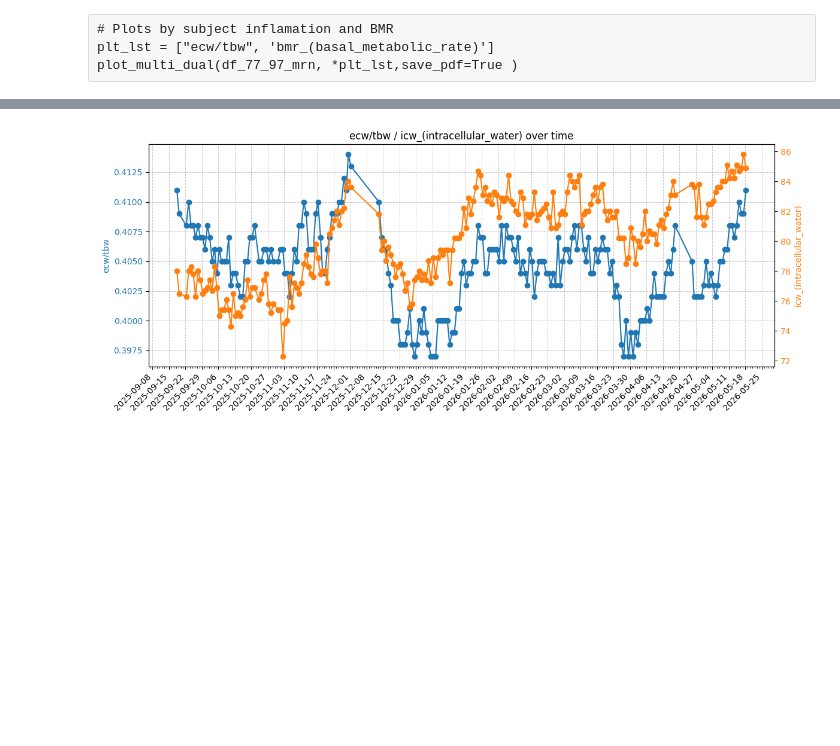
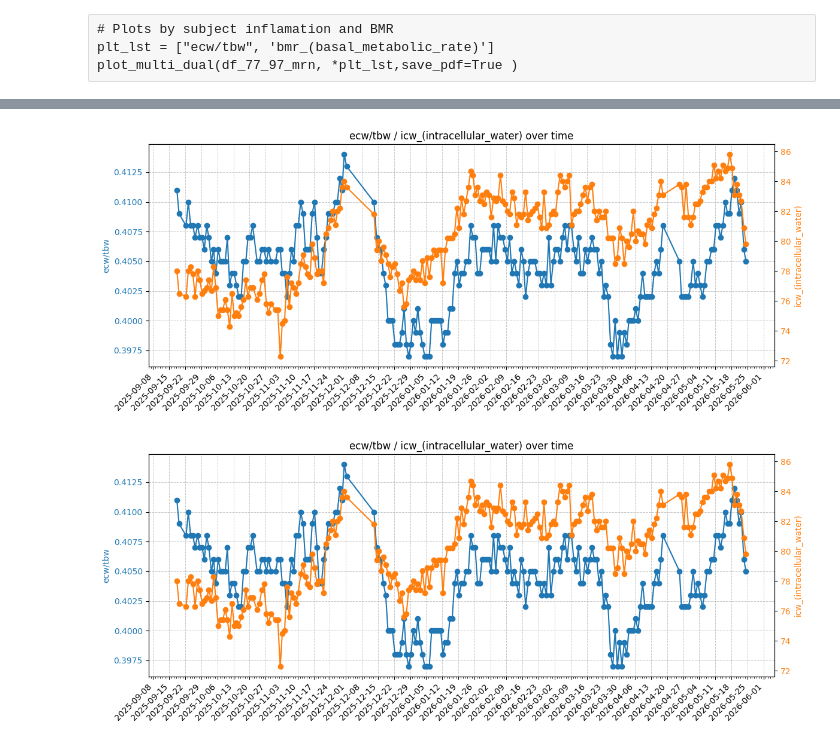
Before and after one commit to 1ratlab/JL_2, a Jupyter notebook: plotting_df_77_97_mrn.ipynb, the cells around one changed output, grey strips where cells are left out. Cells and saved outputs as stored; diff of their text form; code cells hidden in the pictures; blank space fills up the shorter version.

```diff
--- a/plotting_df_77_97_mrn.ipynb
+++ b/plotting_df_77_97_mrn.ipynb
@@ -330,10 +338,11 @@ plot_multi_dual(df_77_97_mrn, *plt_lst,save_pdf=False)
 # %%
 # Plots by subject
 plt_lst = plt_lst = ["ecw/tbw",'icw_(intracellular_water)']
 plot_multi_dual(df_77_97_mrn, *plt_lst,save_pdf=False)
-#plot_multi_dual(df_77_97_mrn, *plt_lst,save_pdf=True)
+plot_multi_dual(df_77_97_mrn, *plt_lst,save_pdf=True)
 # %% [output]
-[figure, old version]
+[figure, new version]
+[figure, added]
 # %%
 # Plots by subject
 plt_lst = plt_lst = ["ecw/tbw",'timestamp']
```
Also changed, not shown: parts of 11 cells of this notebook, 16 other files.
